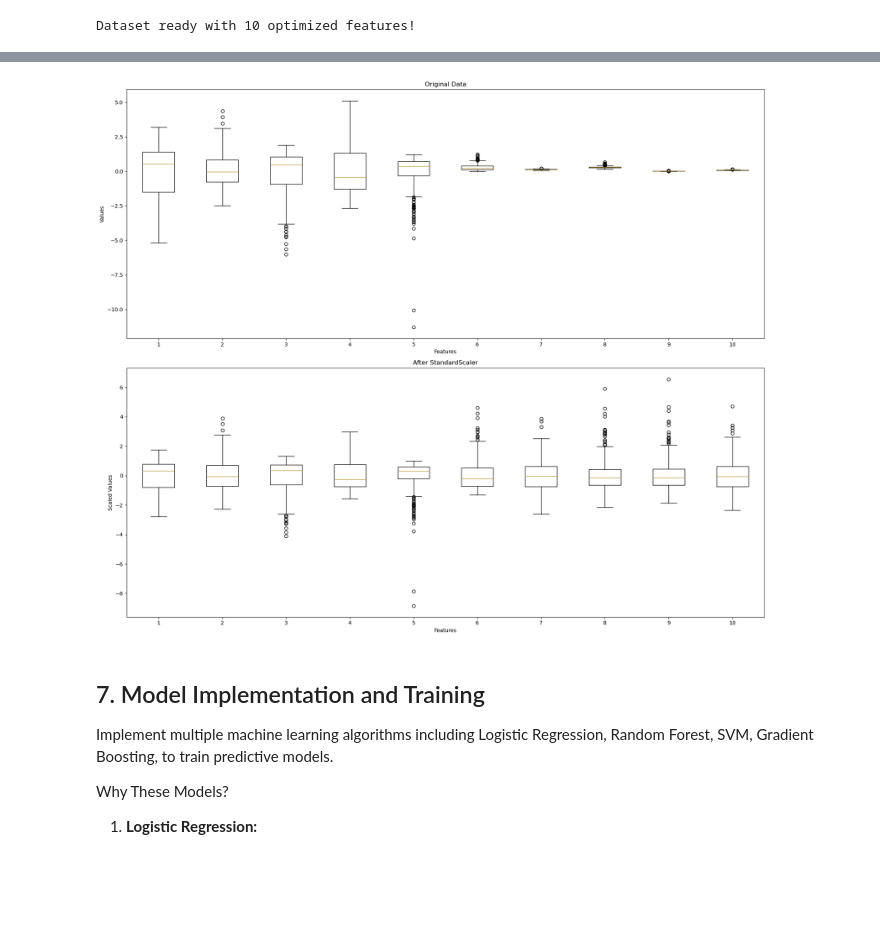
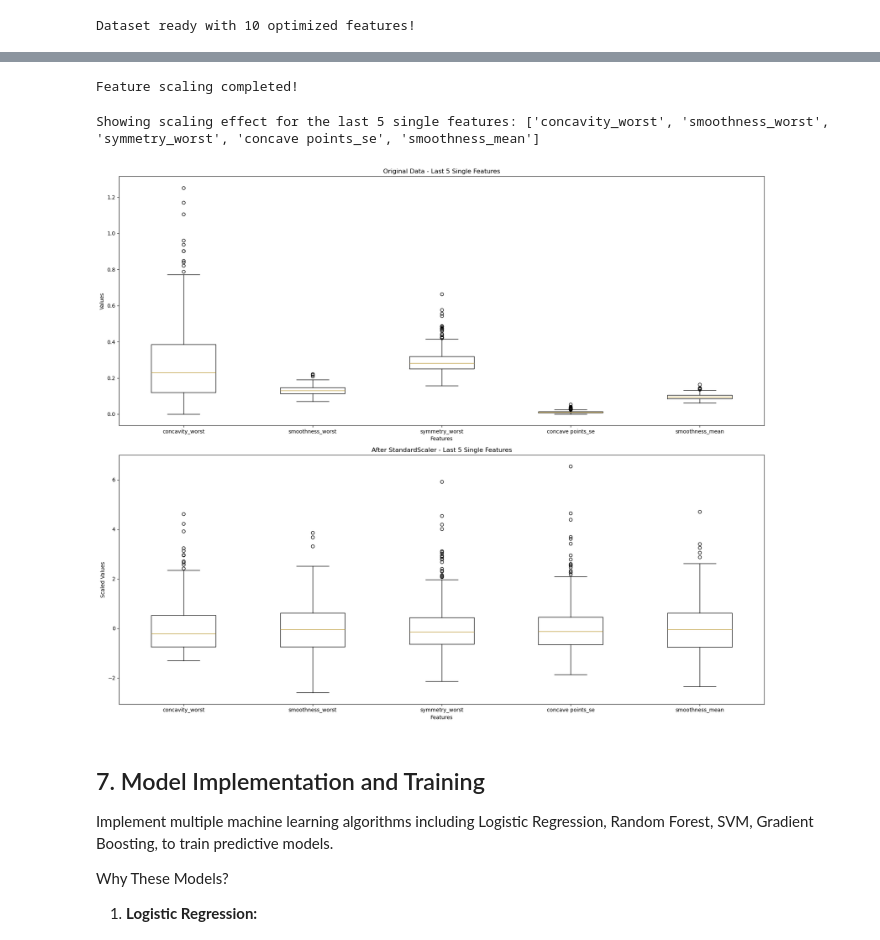
Before and after one commit to cristinalakasz/breast-cancer, a Jupyter notebook: breast_cancer_prediction2.ipynb, the cells around one changed output, grey strips where cells are left out. Saved outputs shown, nothing was run; the diff lists cells and outputs as text; code cells hidden in the pictures; blank space fills up the shorter version.

```diff
--- a/breast_cancer_prediction2.ipynb
+++ b/breast_cancer_prediction2.ipynb
@@ -451,3 +455,10 @@ plt.tight_layout()
 plt.show()
 # %% [output]
 [figure]
+# %%
+# Features with low correlation with the target variable
+low_corr_features = correlation_matrix.index[abs(correlation_matrix['diagnosis']) < 0.33]
+print("\nFeatures with low correlation with the target variable:")
+for feature in low_corr_features:
+    if feature != 'diagnosis':
+        print(f"{feature}: {correlation_matrix['diagnosis'][feature]:.2f}")
@@ -479,7 +550,7 @@ print("=" * 60)
 # reduce model complexity without losing predictive power
 # Many cell measurements are naturally related (e.g., radius, perimeter, and area)
 # Highly correlated features provide similar information
-correlation_matrix = X.corr().abs()
+correlation_matrix = X_train_initial.corr().abs()
 
 # Find highly correlated feature groups
 def find_correlated_groups(corr_matrix, threshold=0.80):
@@ -565,7 +636,7 @@ for i, group in enumerate(correlated_groups, 1):
         print(f"\n{group_name}: Keeping single feature '{group[0]}'")
     else:
         # Multiple correlated features - apply LDA
-        group_data = X[group]
+        group_data = X_train_initial[group]
 
         # Scale the group data (mean 0, std 1)
         scaler = StandardScaler()
@@ -588,7 +659,7 @@ for i, group in enumerate(correlated_groups, 1):
         #    continue
 
         lda = LinearDiscriminantAnalysis(n_components=n_components)
-        group_lda = lda.fit_transform(group_scaled, y)
+        group_lda = lda.fit_transform(group_scaled, y_train)
 
         # Store LDA results
         lda_transformers[group_name] = lda
@@ -889,29 +1080,58 @@ Feature scaling completed!
+# %%
+scaler_standard = StandardScaler()
+X_train_scaled = scaler_standard.fit_transform(X_train)
+X_test_scaled = scaler_standard.transform(X_test)
+
+# X_test, we only use transform. We use the scaler_standard that has already
+# "learned" from X_train to scale X_test. This ensures that X_test
+# is scaled in a consistent manner with X_train, using the same reference points.
+# we don't want to learn new conversion rules based on their test data. Why?
+# Because if you did, you'd be introducing information from the test set into
+# your scaling process, which
+# could make your model seem better than it actually is (this is called "data leakage")
+
+# #MinMaxScaler (0-1 range)
+# scaler_minmax = MinMaxScaler()
+# X_train_minmax = scaler_minmax.fit_transform(X_train)
+# X_test_minmax = scaler_minmax.transform(X_test)
+
+print("Feature scaling completed!")
+# %% [output]
+Feature scaling completed!
 # %%
-# Visualize the effect of scaling
+# Visualize the effect of scaling for the last 5 single features only
 fig, axes = plt.subplots(2, 1, figsize=(18, 15))
 
-# Original data
-axes[0].boxplot(X_train)
-axes[0].set_title('Original Data')
+# Get the last 5 single features (not LDA components)
+single_features_only = [f for f in X_train.columns if 'LD' not in f]
+last_5_single = single_features_only[-5:] if len(single_features_only) >= 5 else single_features_only
+
+# Get indices of these features in the training data
+feature_indices = [X_train.columns.get_loc(feature) for feature in last_5_single]
+
+print(f"Showing scaling effect for the last 5 single features: {last_5_single}")
+
+# Original data (last 5 single features only)
+X_train_subset = X_train.iloc[:, feature_indices]
+axes[0].boxplot(X_train_subset.values, labels=last_5_single)
+axes[0].set_title('Original Data - Last 5 Single Features')
 axes[0].set_xlabel('Features')
 axes[0].set_ylabel('Values')
+axes[0].tick_params(axis='x')
 
-# StandardScaler
-axes[1].boxplot(X_train_scaled)
-axes[1].set_title('After StandardScaler')
+# Scaled data (last 5 single features only)
+X_train_scaled_subset = X_train_scaled[:, feature_indices]
+axes[1].boxplot(X_train_scaled_subset, labels=last_5_single)
+axes[1].set_title('After StandardScaler - Last 5 Single Features')
 axes[1].set_xlabel('Features')
 axes[1].set_ylabel('Scaled Values')
-
-# # MinMaxScaler
-# axes[2].boxplot(X_train_minmax[:, :5])
-# axes[2].set_title('After MinMaxScaler')
-# axes[2].set_xlabel('Features')
-# axes[2].set_ylabel('Scaled Values')
+axes[1].tick_params(axis='x')
 
 plt.tight_layout()
 plt.show()
 # %% [output]
+Showing scaling effect for the last 5 single features: ['concavity_worst', 'smoothness_worst', 'symmetry_worst', 'concave points_se', 'smoothness_mean']
-[figure, old version]
+[figure, new version]
 # %% [markdown]
 ## 7. Model Implementation and Training
 
```
Also changed, not shown: parts of 50 cells of this notebook.
